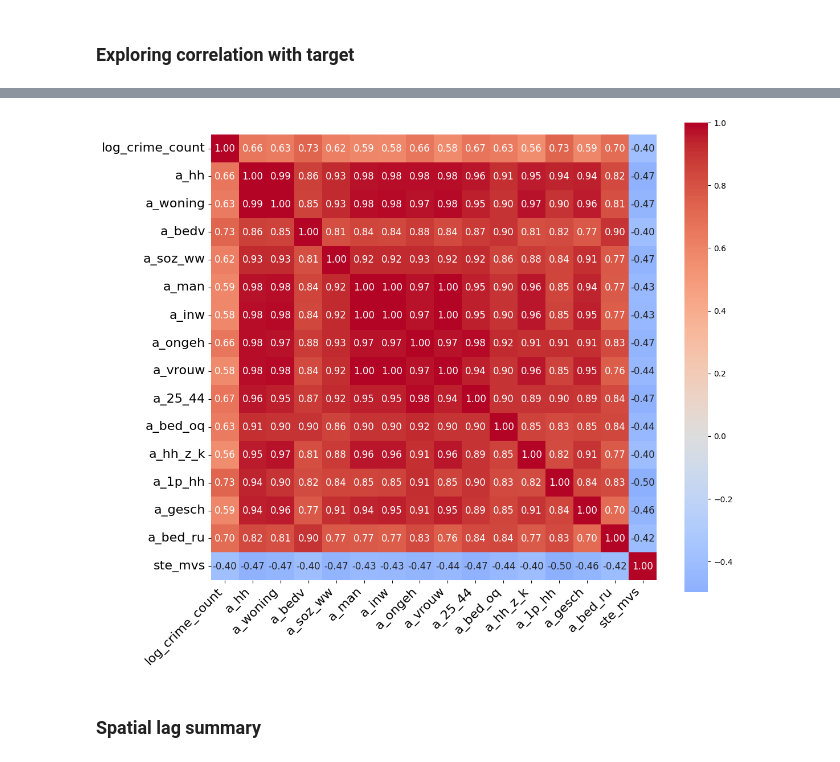
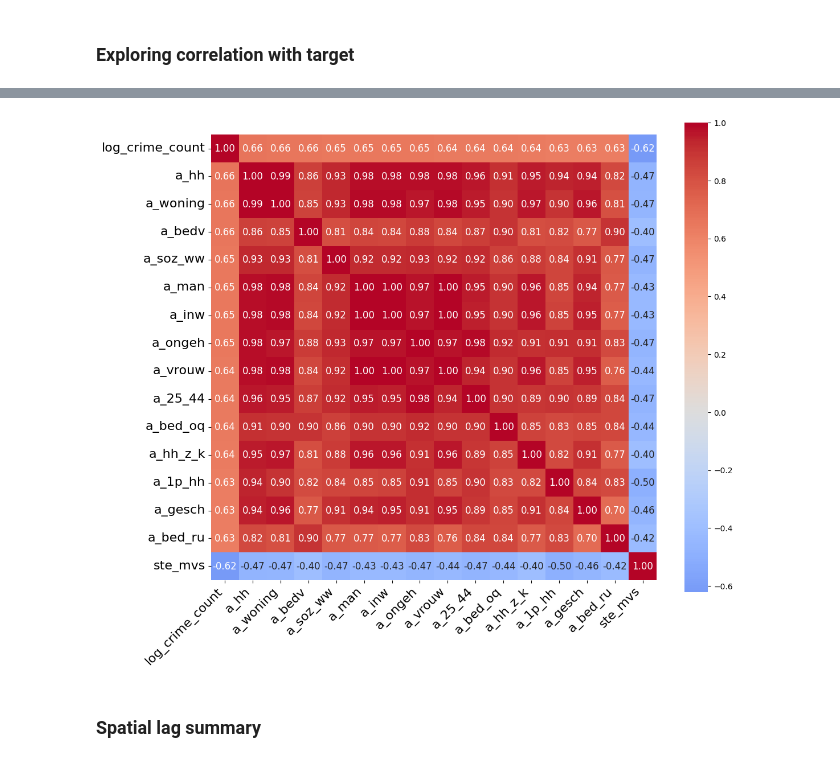
Before and after one commit to aukehilbrands/thesis, a Jupyter notebook: 2_eda_and_preprocessing.ipynb, the cells around one changed output, grey strips where cells are left out. Drawn from its saved outputs; the diff is of its cells as text; code cells hidden in the pictures.

```diff
--- a/2_eda_and_preprocessing.ipynb
+++ b/2_eda_and_preprocessing.ipynb
@@ -849,9 +849,3 @@ a_lan_ha       6.705447
 dtype: float64
 # %% [markdown]
 ### Exploring correlation with target
-# %%
-# Correlation with target (base)
-y = pd.to_numeric(base_dataset[target], errors="coerce")
-corr = base_num.corrwith(y).sort_values(key=lambda s: s.abs(), ascending=False)
-print("Top correlations with log_crime_count (base):")
-display(corr.head(15))
@@ -876,40 +852,61 @@ dtype: float64
 # %%
-# Correlation heatmap (base, top 15 by |corr|), including target variable
+# Correlation heatmap including target variable
 
-top15 = corr.dropna().abs().sort_values(ascending=False).head(15).index.tolist()
+# Compute full correlation matrix, including target
+corr = base_num.copy()
+if target not in corr.columns:
+    # Try to add target if missing
+    if 'y' in locals():
+        corr[target] = y
+    else:
+        # fallback: skip corr with target, use only predictors
+        corr = corr
 
-top15 = [col for col in top15 if col != target]
+corr_matrix_all = corr.corr()
 
-cols_for_heatmap = [target] + top15
+# Get top 15 features by absolute correlation with target, excluding the target itself
+if target in corr_matrix_all.columns:
+    top15 = (
+        corr_matrix_all[target]
+        .drop(labels=[target])
+        .dropna()
+        .abs()
+        .sort_values(ascending=False)
+        .head(15)
+        .index
+        .tolist()
+    )
+    cols_for_heatmap = [target] + top15
+else:
+    # Fallback: top 15 features by overall variance
+    top15 = corr.var().sort_values(ascending=False).head(15).index.tolist()
+    cols_for_heatmap = top15
 
-if target in base_num.columns:
-    corr_matrix = base_num[cols_for_heatmap].corr()
-else:
-    corr_matrix = base_num[top15].assign(**{target: y})[cols_for_heatmap].corr()
+corr_matrix = corr_matrix_all.loc[cols_for_heatmap, cols_for_heatmap]
 
 plt.figure(figsize=(12, 10))
 
 ax = sns.heatmap(
     corr_matrix,
     cmap="coolwarm",
     center=0,
     annot=True,
     fmt=".2f",
     cbar=True,
     annot_kws={"size": 12},
     square=True,
     xticklabels=[col for col in cols_for_heatmap],
     yticklabels=[col for col in cols_for_heatmap]
 )
 
 # Increase font size of variable names (axis tick labels)
 ax.set_xticklabels(ax.get_xticklabels(), fontsize=16, rotation=45, ha="right")
 ax.set_yticklabels(ax.get_yticklabels(), fontsize=16, rotation=0)
 
 plt.tight_layout()
 plt.show()
 # %% [output]
-[figure, old version]
+[figure, new version]
 # %% [markdown]
 ### Spatial lag summary
 # %%
```
Also changed, not shown: parts of 1 cell of this notebook.
